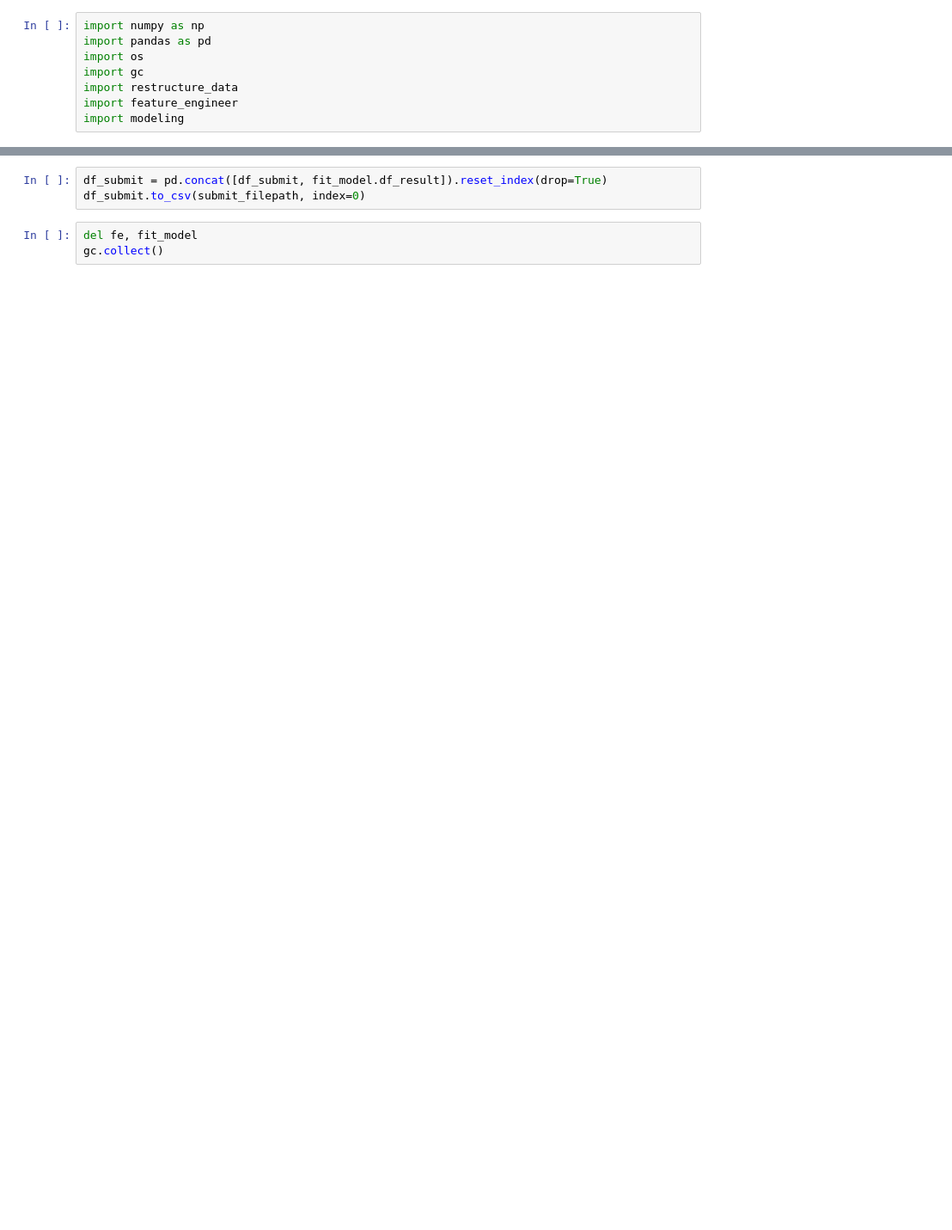
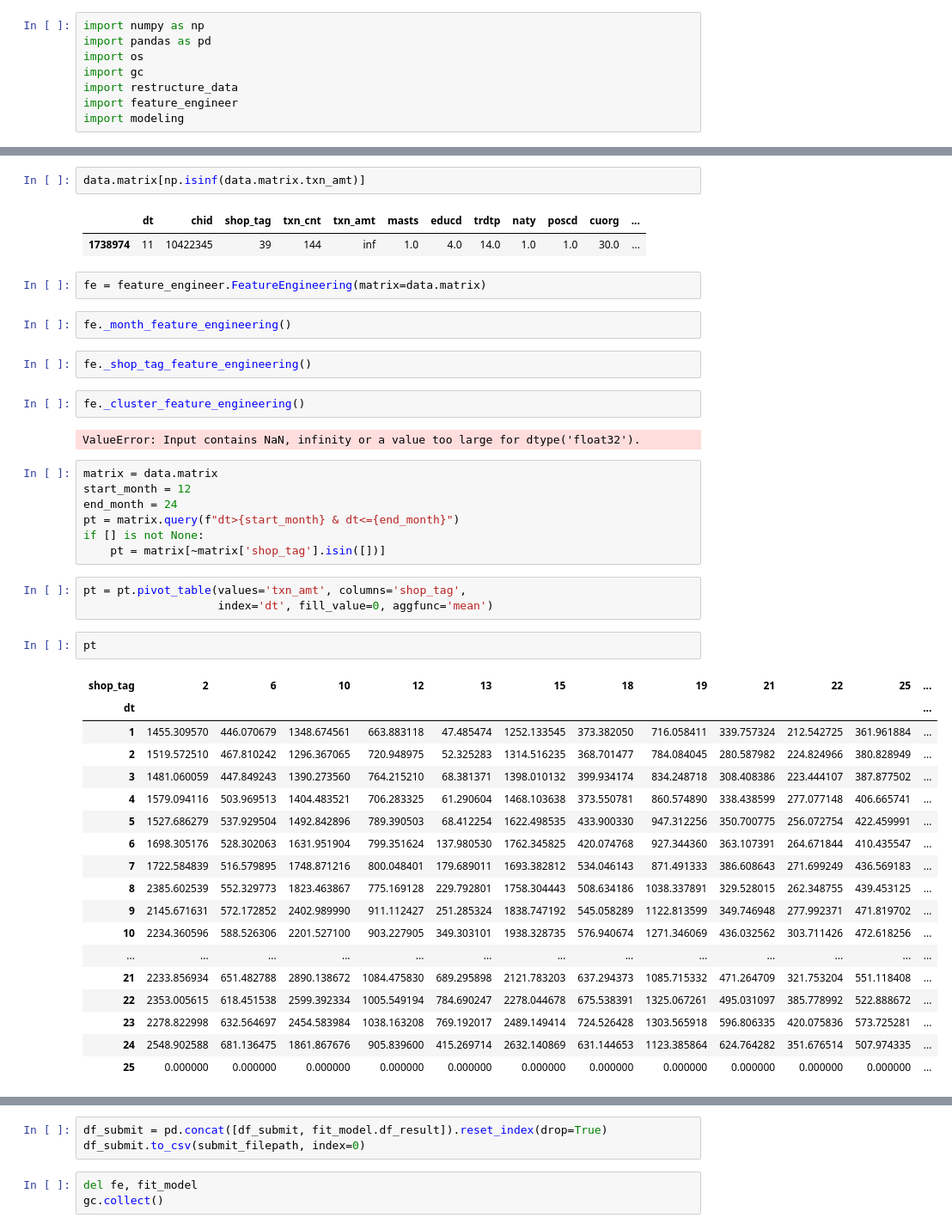
Before and after one commit to GallonShih/Projects, a Jupyter notebook: SideProject/07_E_SUN_2021_Winter_AI/workflow.ipynb, the cells around one changed output, grey strips where cells are left out. Shown at 86% size. Cells and saved outputs as stored; diff of their text form; blank space fills up the shorter version.

```diff
--- a/SideProject/07_E_SUN_2021_Winter_AI/workflow.ipynb
+++ b/SideProject/07_E_SUN_2021_Winter_AI/workflow.ipynb
@@ -57,0 +114,46 @@ Adding feature masts_gender_code_age_txn_amt_mean_lag_1
+# %%
+data.matrix[np.isinf(data.matrix.txn_amt)]
+# %% [output]
+|  | dt | chid | shop_tag | txn_cnt | txn_amt | masts | educd | trdtp | naty | poscd | cuorg | ... |
+| 1738974 | 11 | 10422345 | 39 | 144 | inf | 1.0 | 4.0 | 14.0 | 1.0 | 1.0 | 30.0 | ... |
+# %%
+fe = feature_engineer.FeatureEngineering(matrix=data.matrix)
+# %%
+fe._month_feature_engineering()
+# %%
+fe._shop_tag_feature_engineering()
+# %%
+fe._cluster_feature_engineering()
+# %% [output]
+ValueError: Input contains NaN, infinity or a value too large for dtype('float32').
+# %%
+matrix = data.matrix
+start_month = 12
+end_month = 24
+pt = matrix.query(f"dt>{start_month} & dt<={end_month}")
+if [] is not None:
+    pt = matrix[~matrix['shop_tag'].isin([])]
+# %%
+pt = pt.pivot_table(values='txn_amt', columns='shop_tag',
+                    index='dt', fill_value=0, aggfunc='mean')
+# %%
+pt
+# %% [output]
+| shop_tag | 2 | 6 | 10 | 12 | 13 | 15 | 18 | 19 | 21 | 22 | 25 | ... |
+| dt |  |  |  |  |  |  |  |  |  |  |  | ... |
+| 1 | 1455.309570 | 446.070679 | 1348.674561 | 663.883118 | 47.485474 | 1252.133545 | 373.382050 | 716.058411 | 339.757324 | 212.542725 | 361.961884 | ... |
+| 2 | 1519.572510 | 467.810242 | 1296.367065 | 720.948975 | 52.325283 | 1314.516235 | 368.701477 | 784.084045 | 280.587982 | 224.824966 | 380.828949 | ... |
+| 3 | 1481.060059 | 447.849243 | 1390.273560 | 764.215210 | 68.381371 | 1398.010132 | 399.934174 | 834.248718 | 308.408386 | 223.444107 | 387.877502 | ... |
+| 4 | 1579.094116 | 503.969513 | 1404.483521 | 706.283325 | 61.290604 | 1468.103638 | 373.550781 | 860.574890 | 338.438599 | 277.077148 | 406.665741 | ... |
+| 5 | 1527.686279 | 537.929504 | 1492.842896 | 789.390503 | 68.412254 | 1622.498535 | 433.900330 | 947.312256 | 350.700775 | 256.072754 | 422.459991 | ... |
+| 6 | 1698.305176 | 528.302063 | 1631.951904 | 799.351624 | 137.980530 | 1762.345825 | 420.074768 | 927.344360 | 363.107391 | 264.671844 | 410.435547 | ... |
+| 7 | 1722.584839 | 516.579895 | 1748.871216 | 800.048401 | 179.689011 | 1693.382812 | 534.046143 | 871.491333 | 386.608643 | 271.699249 | 436.569183 | ... |
+| 8 | 2385.602539 | 552.329773 | 1823.463867 | 775.169128 | 229.792801 | 1758.304443 | 508.634186 | 1038.337891 | 329.528015 | 262.348755 | 439.453125 | ... |
+| 9 | 2145.671631 | 572.172852 | 2402.989990 | 911.112427 | 251.285324 | 1838.747192 | 545.058289 | 1122.813599 | 349.746948 | 277.992371 | 471.819702 | ... |
+| 10 | 2234.360596 | 588.526306 | 2201.527100 | 903.227905 | 349.303101 | 1938.328735 | 576.940674 | 1271.346069 | 436.032562 | 303.711426 | 472.618256 | ... |
+| ... | ... | ... | ... | ... | ... | ... | ... | ... | ... | ... | ... | ... |
+| 21 | 2233.856934 | 651.482788 | 2890.138672 | 1084.475830 | 689.295898 | 2121.783203 | 637.294373 | 1085.715332 | 471.264709 | 321.753204 | 551.118408 | ... |
+| 22 | 2353.005615 | 618.451538 | 2599.392334 | 1005.549194 | 784.690247 | 2278.044678 | 675.538391 | 1325.067261 | 495.031097 | 385.778992 | 522.888672 | ... |
+| 23 | 2278.822998 | 632.564697 | 2454.583984 | 1038.163208 | 769.192017 | 2489.149414 | 724.526428 | 1303.565918 | 596.806335 | 420.075836 | 573.725281 | ... |
+| 24 | 2548.902588 | 681.136475 | 1861.867676 | 905.839600 | 415.269714 | 2632.140869 | 631.144653 | 1123.385864 | 624.764282 | 351.676514 | 507.974335 | ... |
+| 25 | 0.000000 | 0.000000 | 0.000000 | 0.000000 | 0.000000 | 0.000000 | 0.000000 | 0.000000 | 0.000000 | 0.000000 | 0.000000 | ... |
```
Also changed, not shown: parts of 12 cells of this notebook, 1 other file.
